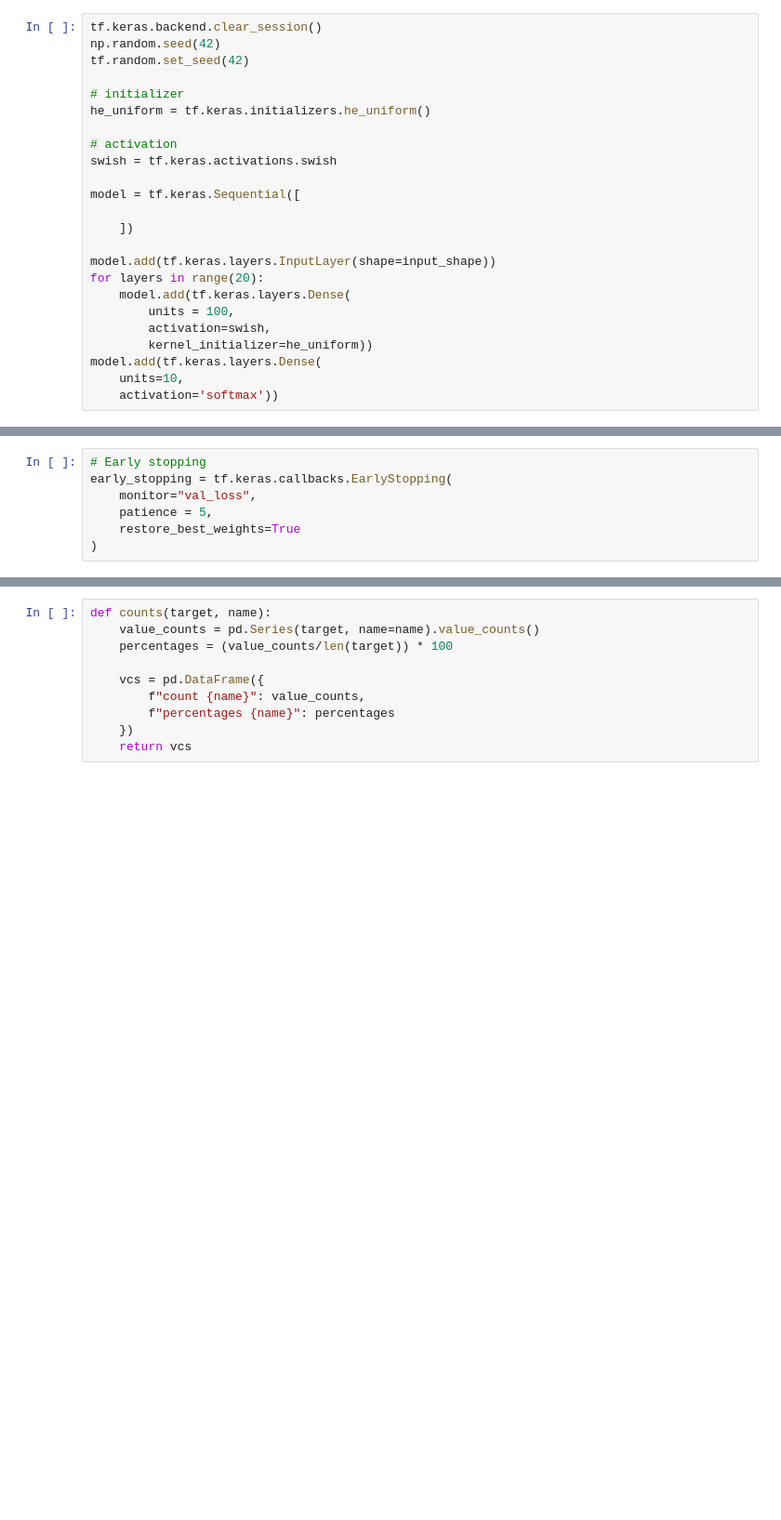
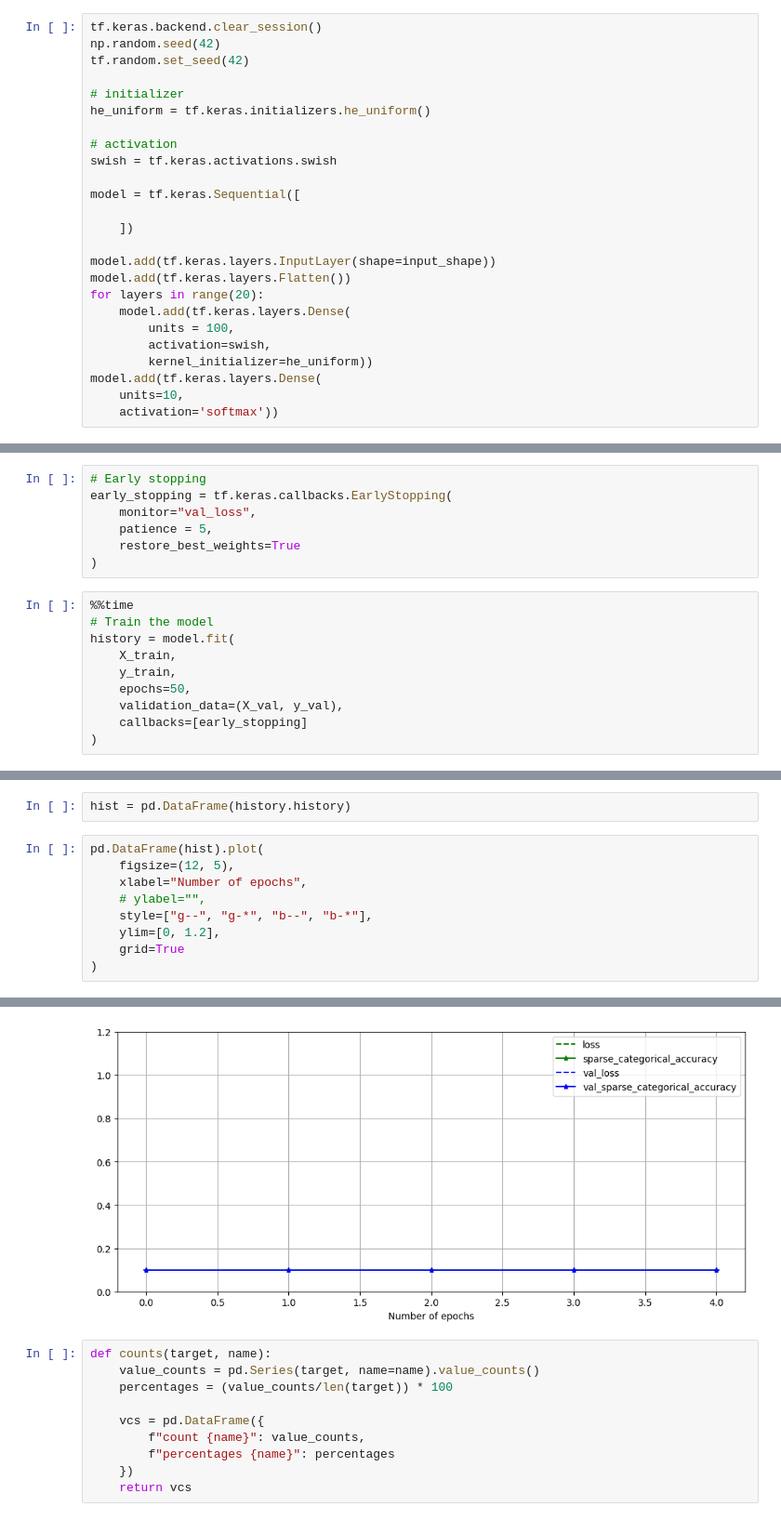
Before and after one commit to utility001/cifar-10, a Jupyter notebook: cifar10.ipynb, the cells around one changed output, grey strips where cells are left out. Shown at 93% size. Saved outputs shown, nothing was run; the diff lists cells and outputs as text; blank space fills up the shorter version.

```diff
--- a/cifar10.ipynb
+++ b/cifar10.ipynb
@@ -167,6 +167,7 @@ model = tf.keras.Sequential([
     ])
 
 model.add(tf.keras.layers.InputLayer(shape=input_shape))
+model.add(tf.keras.layers.Flatten())
 for layers in range(20):
     model.add(tf.keras.layers.Dense(
         units = 100,
@@ -214,3 +213,13 @@ early_stopping = tf.keras.callbacks.EarlyStopping(
     patience = 5,
     restore_best_weights=True
 )
+# %%
+%%time
+# Train the model
+history = model.fit(
+    X_train,
+    y_train,
+    epochs=50,
+    validation_data=(X_val, y_val),
+    callbacks=[early_stopping]
+)
@@ -216,0 +239,12 @@ early_stopping = tf.keras.callbacks.EarlyStopping(
+# %%
+hist = pd.DataFrame(history.history)
+# %%
+pd.DataFrame(hist).plot(
+    figsize=(12, 5),
+    xlabel="Number of epochs",
+    # ylabel="",
+    style=["g--", "g-*", "b--", "b-*"],
+    ylim=[0, 1.2],
+    grid=True
+)
+# %% [output]
@@ -217,3 +252,4 @@ early_stopping = tf.keras.callbacks.EarlyStopping(
+[figure, added]
 # %%
 def counts(target, name):
     value_counts = pd.Series(target, name=name).value_counts()
```
Also changed, not shown: parts of 4 cells of this notebook.
